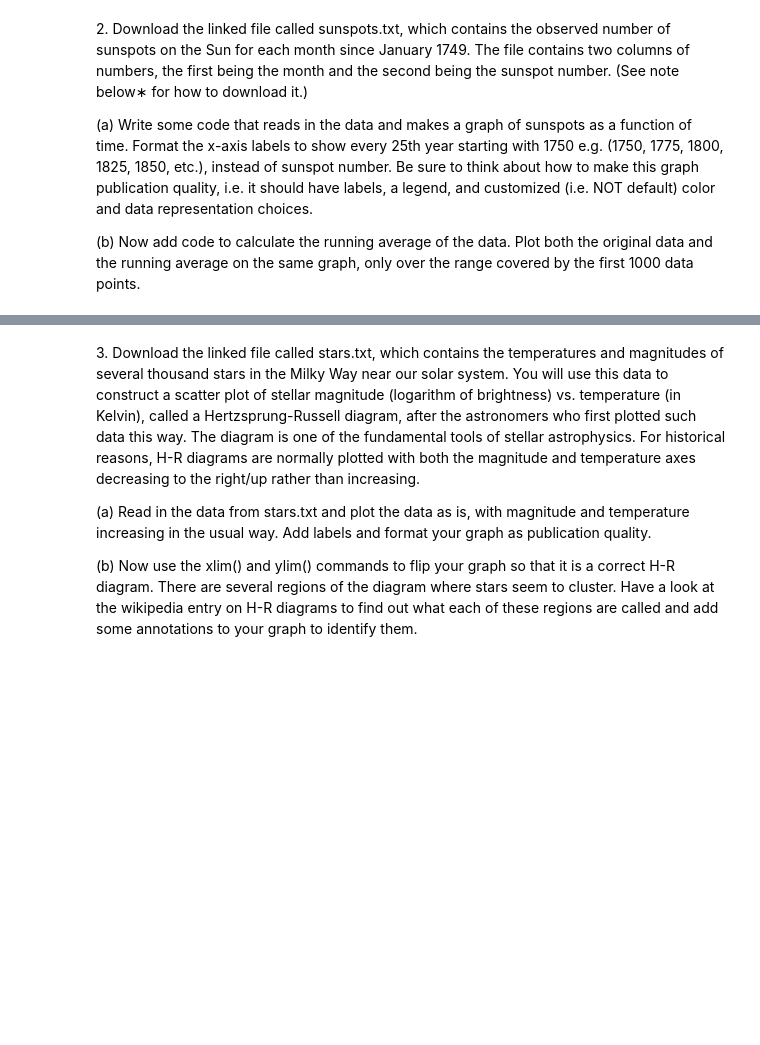
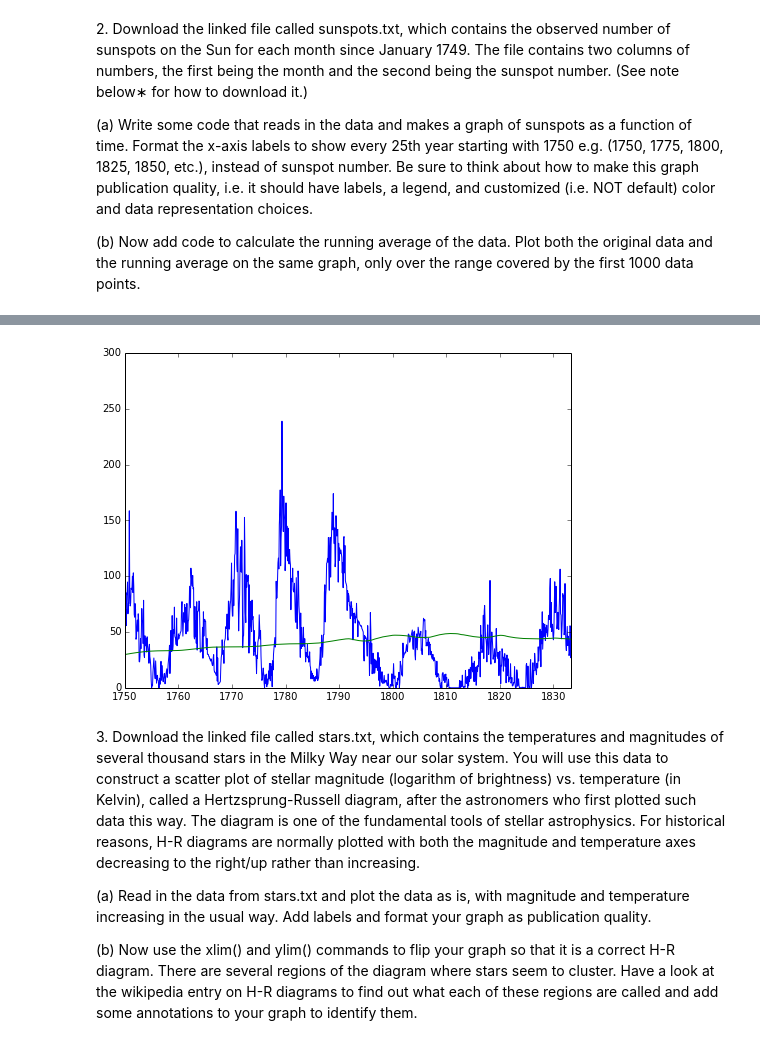
Before and after one commit to cspearso/PHYS202-S14, a Jupyter notebook: Graphics/GraphicsExercises.ipynb, the cells around one changed output, grey strips where cells are left out. Cells and saved outputs as stored; diff of their text form; code cells hidden in the pictures; blank space fills up the shorter version.

Commit message:
Graphics exercise work

```diff
--- a/Graphics/GraphicsExercises.ipynb
+++ b/Graphics/GraphicsExercises.ipynb
@@ -60,3 +60,17 @@ plt.show()
+# %%
+#b
+def running_average(interval, window_size):
+    window = np.ones(int(window_size))/float(window_size)
+    return np.convolve(interval, window, 'same')
+avg = running_average(y, 1000)
+# %%
+plt.figure(figsize=(8, 6), dpi=80)
+plt.plot(x,y)
+plt.plot(x,avg)
+plt.xlim(1750, 1833.33)
+plt.show()
+# %% [output]
+[figure, added]
 # %% [markdown]
 3\. Download the linked file called stars.txt, which contains the temperatures and magnitudes of several thousand stars in the Milky Way near our solar system. You will use this data to construct a scatter plot of stellar magnitude (logarithm of brightness) vs. temperature (in Kelvin), called a Hertzsprung-Russell diagram, after the astronomers who first plotted such data this way. The diagram is one of the fundamental tools of stellar astrophysics. For historical reasons, H-R diagrams are normally plotted with both the magnitude and temperature axes decreasing to the right/up rather than increasing.
 
```
Also changed, not shown: parts of 10 cells of this notebook, 5 other files.
